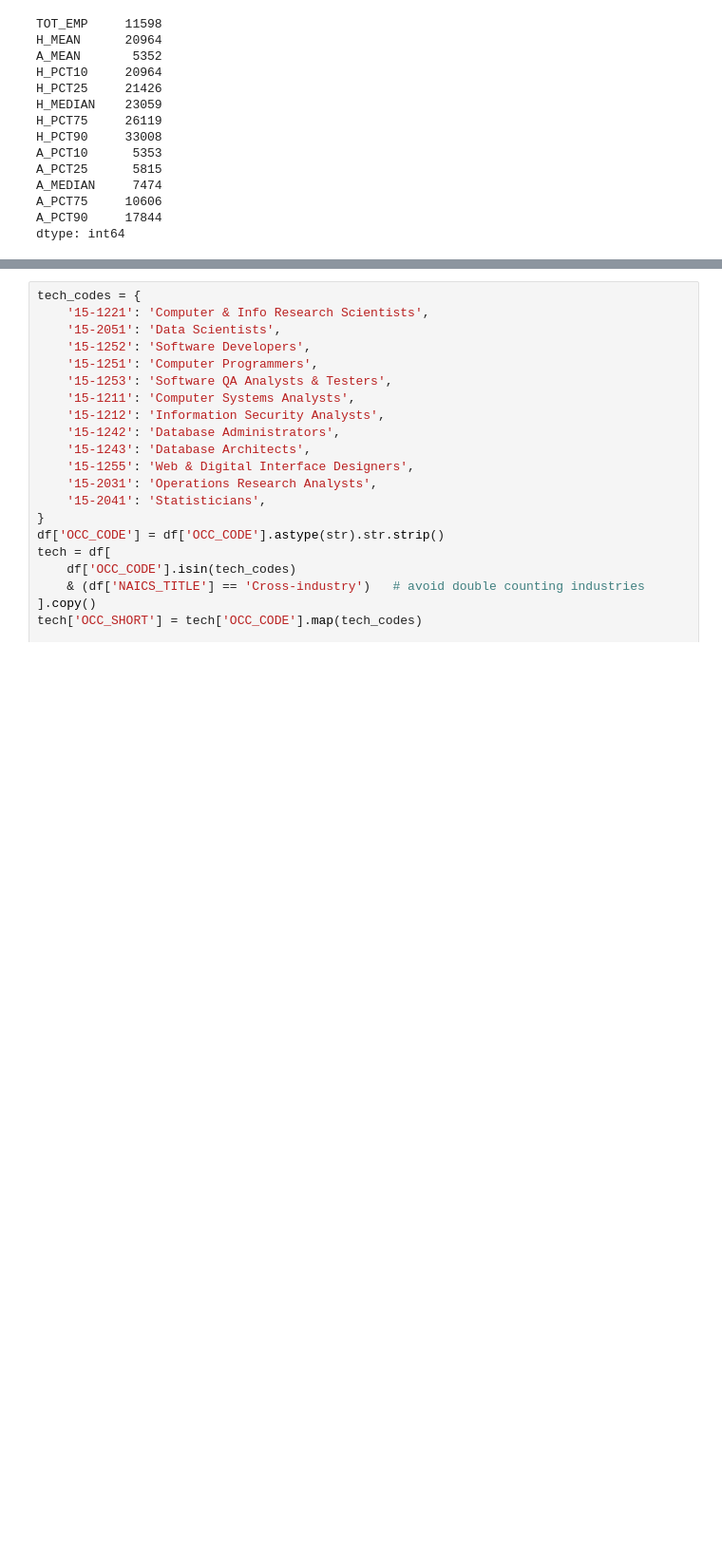
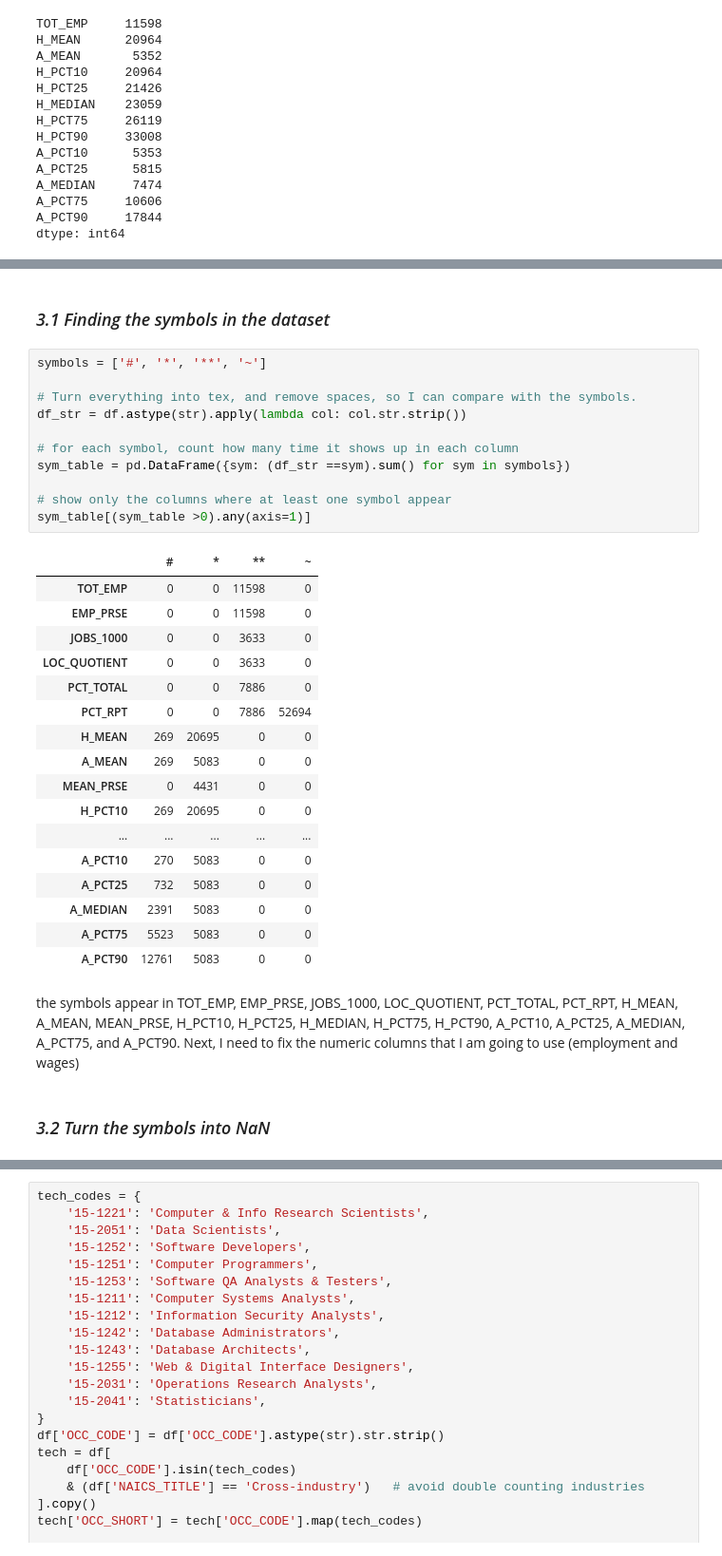
Before and after one commit to LuisRamirezv/CA1--DataVisualisation, a Jupyter notebook: CA1-LuisRamirez.ipynb, the cells around one changed output, grey strips where cells are left out. Shown at 95% size. Saved outputs shown, nothing was run; the diff lists cells and outputs as text; blank space fills up the shorter version.

```diff
--- a/CA1-LuisRamirez.ipynb
+++ b/CA1-LuisRamirez.ipynb
@@ -111,0 +165,36 @@ dtype: int64
+# %% [markdown]
+###         *3.1 Finding the symbols in the dataset*
+# %%
+symbols = ['#', '*', '**', '~']
+
+# Turn everything into tex, and remove spaces, so I can compare with the symbols.
+df_str = df.astype(str).apply(lambda col: col.str.strip())
+
+# for each symbol, count how many time it shows up in each column
+sym_table = pd.DataFrame({sym: (df_str ==sym).sum() for sym in symbols})
+
+# show only the columns where at least one symbol appear
+sym_table[(sym_table >0).any(axis=1)]
+# %% [output]
+|  | # | * | ** | ~ |
+| TOT_EMP | 0 | 0 | 11598 | 0 |
+| EMP_PRSE | 0 | 0 | 11598 | 0 |
+| JOBS_1000 | 0 | 0 | 3633 | 0 |
+| LOC_QUOTIENT | 0 | 0 | 3633 | 0 |
+| PCT_TOTAL | 0 | 0 | 7886 | 0 |
+| PCT_RPT | 0 | 0 | 7886 | 52694 |
+| H_MEAN | 269 | 20695 | 0 | 0 |
+| A_MEAN | 269 | 5083 | 0 | 0 |
+| MEAN_PRSE | 0 | 4431 | 0 | 0 |
+| H_PCT10 | 269 | 20695 | 0 | 0 |
+| ... | ... | ... | ... | ... |
+| A_PCT10 | 270 | 5083 | 0 | 0 |
+| A_PCT25 | 732 | 5083 | 0 | 0 |
+| A_MEDIAN | 2391 | 5083 | 0 | 0 |
+| A_PCT75 | 5523 | 5083 | 0 | 0 |
+| A_PCT90 | 12761 | 5083 | 0 | 0 |
+# %% [markdown]
+the symbols appear in TOT_EMP, EMP_PRSE, JOBS_1000, LOC_QUOTIENT, PCT_TOTAL, PCT_RPT, H_MEAN, A_MEAN, MEAN_PRSE, H_PCT10, H_PCT25, H_MEDIAN, H_PCT75, H_PCT90, A_PCT10, A_PCT25, A_MEDIAN, A_PCT75, and A_PCT90.
+Next, I need to fix the numeric columns that I am going to use (employment and wages)
+# %% [markdown]
+###         *3.2 Turn the symbols into NaN*
```
Also changed, not shown: parts of 26 cells of this notebook.
